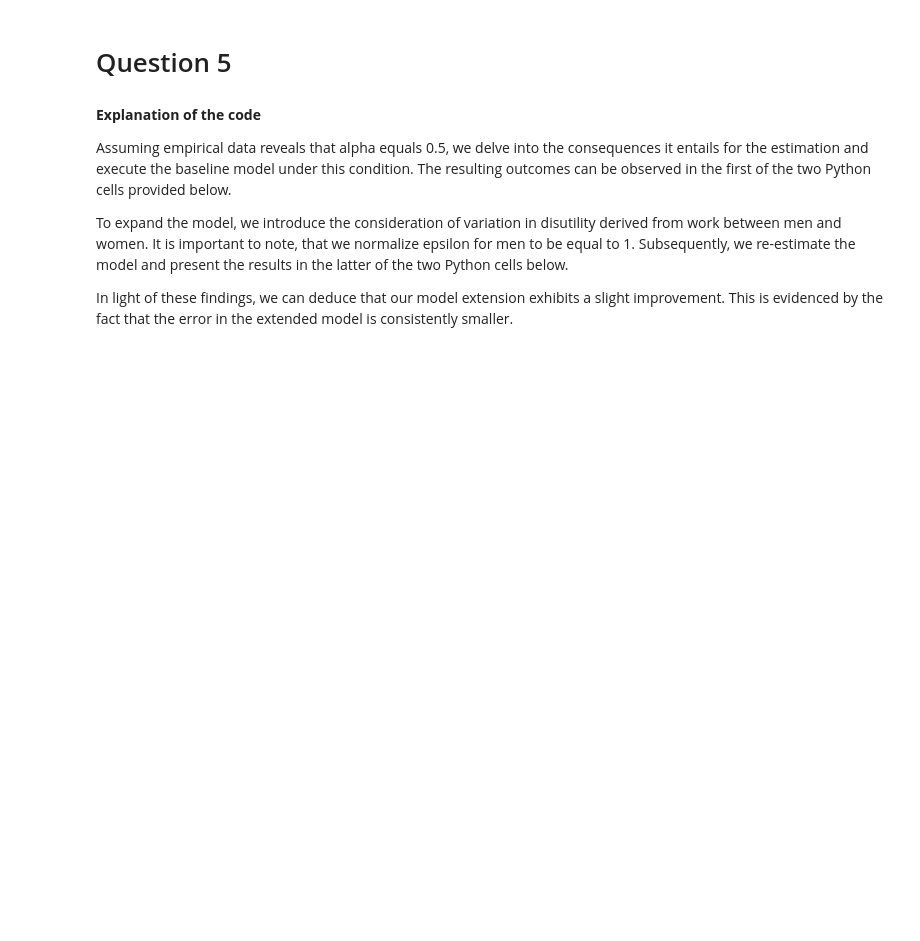
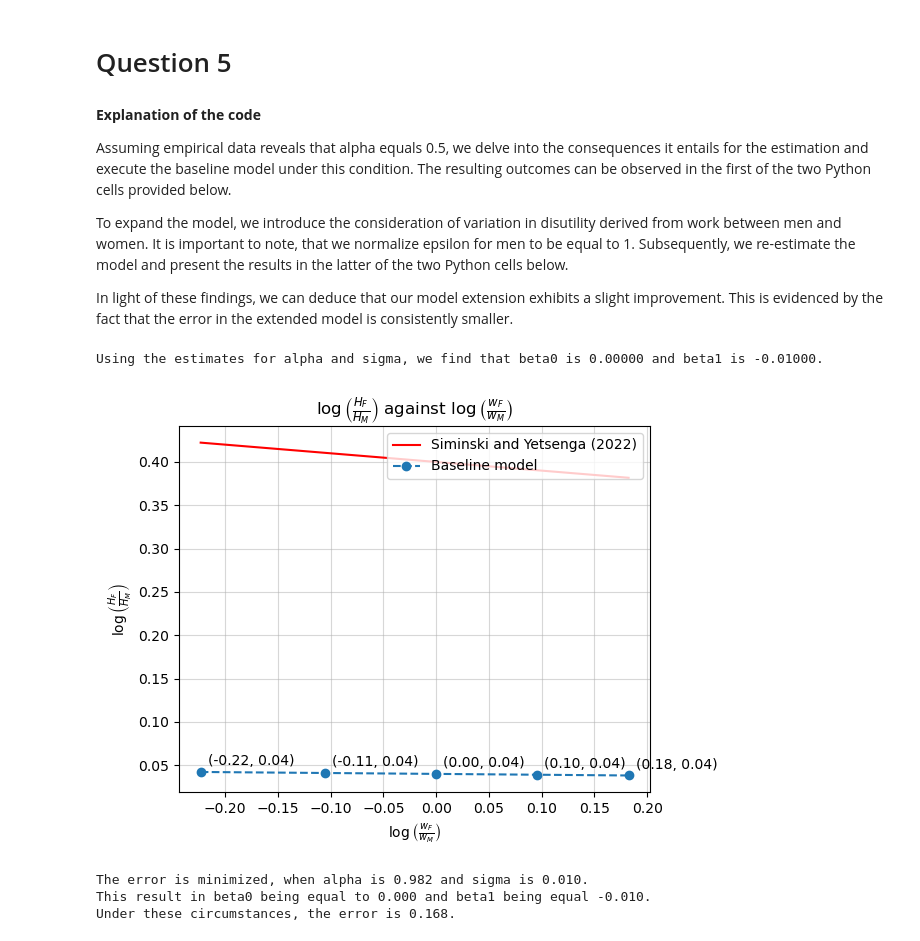
Before and after one commit to NumEconCopenhagen/projects-2023-jakki, a Jupyter notebook: inauguralproject/inauguralproject.ipynb, the cells around one changed output. Drawn from its saved outputs; the diff is of its cells as text; code cells hidden in the pictures; blank space fills up the shorter version.

```diff
--- a/inauguralproject/inauguralproject.ipynb
+++ b/inauguralproject/inauguralproject.ipynb
@@ -287,6 +287,67 @@ Assuming empirical data reveals that alpha equals 0.5, we delve into the consequ
 To expand the model, we introduce the consideration of variation in disutility derived from work between men and women. It is important to note, that we normalize epsilon for men to be equal to 1. Subsequently, we re-estimate the model and present the results in the latter of the two Python cells below.
 
 In light of these findings, we can deduce that our model extension exhibits a slight improvement. This is evidenced by the fact that the error in the extended model is consistently smaller.
+# %%
+# Ensuring baseline values
+model.par.alpha = 0.5
+model.par.sigma = 1.0
+
+# Running the model
+model.estimate_extended(sigma=1.0,epsilon_M=1.0,epsilon_F=1.0,extend=False)
+
+# Assigning the obtained values to our model
+model.par.alpha = model.opt.alpha
+model.par.sigma = model.opt.sigma
+
+# Printing beta0 and beta1
+print(f'Using the estimates for alpha and sigma, we find that beta0 is {model.opt.beta0:.5f} and beta1 is {model.opt.beta1:.5f}.')
+
+# Solving model with new estimates
+model.solve_wF_vec()
+
+# Storing obtained results
+logHFHM_ratio_results = model.opt.logHFHM
+logwFwM_ratio = np.log([0.8, 0.9, 1.0, 1.1, 1.2])
+
+# Genereating results from Siminski and Yetsenga (2022)
+x = np.log(np.linspace(0.8, 1.2, 2))
+y = model.par.beta0_target + model.par.beta1_target*x
+
+plt.plot(x, y, color='red', linestyle='-', label='Siminski and Yetsenga (2022)')
+plt.plot(logwFwM_ratio, logHFHM_ratio_results, marker='o', linestyle='--', label='Baseline model')
+
+# Legend
+plt.legend(loc='upper right')
+
+# Customizing the plot
+plt.title(r'$\log\left(\frac{H_F}{H_M}\right)$ against $\log\left(\frac{w_F}{w_M}\right)$')
+plt.xlabel(r'$\log\left(\frac{w_F}{w_M}\right)$')
+plt.ylabel(r'$\log\left(\frac{H_F}{H_M}\right)$')
+
+# Creating annotations
+for i in range(5):
+    plt.annotate(f"({logwFwM_ratio[i]:.2f}, {logHFHM_ratio_results[i]:.2f})", (logwFwM_ratio[i], logHFHM_ratio_results[i]), xytext=(5, 5), textcoords='offset points')
+
+# Gridlines
+plt.grid(True, linestyle='-', alpha=0.5)
+
+# Adjusting the layout
+plt.tight_layout()
+
+# Display the plot
+plt.show()
+
+# Results
+error1 = (model.opt.beta0 - model.par.beta0_target)**2 + (model.opt.beta1 - model.par.beta1_target)**2
+print(f'The error is minimized, when alpha is {model.par.alpha:.3f} and sigma is {model.par.sigma:.3f}.')
+print(f'This result in beta0 being equal to {model.opt.beta0:.3f} and beta1 being equal {model.opt.beta1:.3f}.')
+print(f'Under these circumstances, the error is {error1:.3f}.')
+# %% [output]
+Using the estimates for alpha and sigma, we find that beta0 is 0.00000 and beta1 is -0.01000.
+[figure, added]
+The error is minimized, when alpha is 0.982 and sigma is 0.010.
+This result in beta0 being equal to 0.000 and beta1 being equal -0.010.
+Under these circumstances, the error is 0.168.
 # %%
 # Ensuring baseline values
 model.par.alpha = 0.5
```
Also changed, not shown: parts of 2 cells of this notebook.
